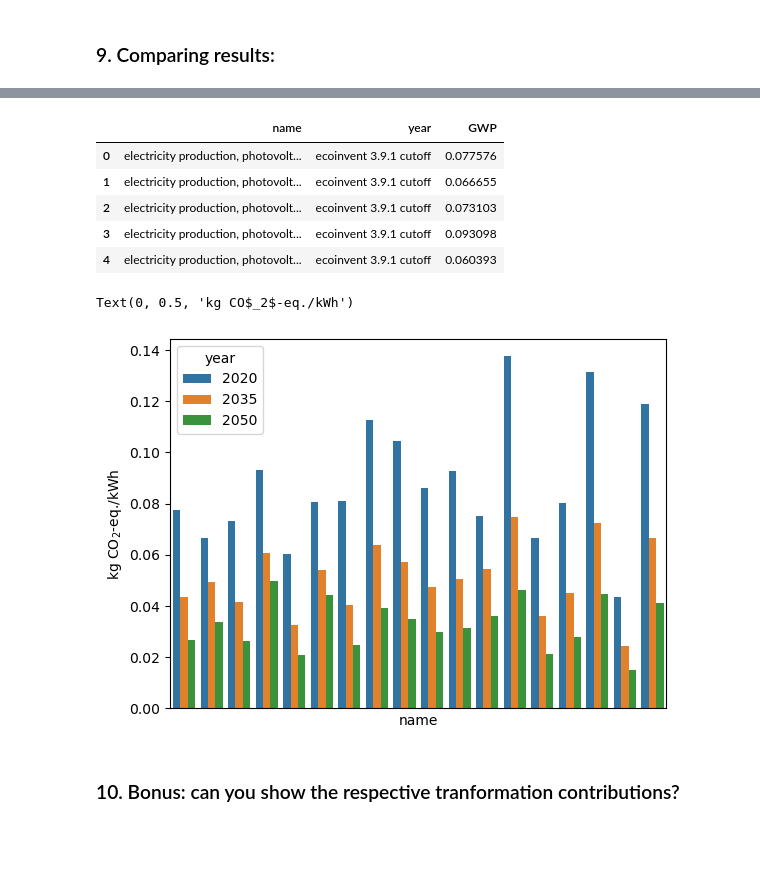
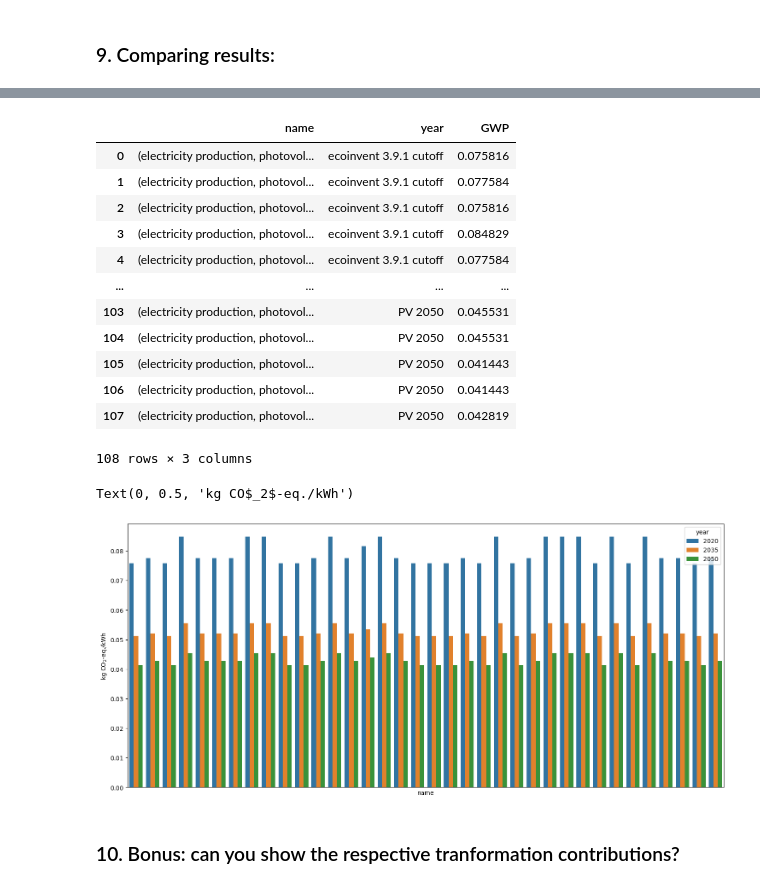
Before and after one commit to romainsacchi/wurst-premise-training-2024, a Jupyter notebook: tutorials/wurst/wurst_tutorial_notebook with solutions.ipynb, the cells around one changed output, grey strips where cells are left out. Drawn from its saved outputs; the diff is of its cells as text; code cells hidden in the pictures; blank space fills up the shorter version.

```diff
--- a/tutorials/wurst/wurst_tutorial_notebook with solutions.ipynb
+++ b/tutorials/wurst/wurst_tutorial_notebook with solutions.ipynb
@@ -734,7 +765,7 @@ FU = [
         "ecoinvent 3.9.1 cutoff", "PV 2035", "PV 2050"
     ] for act in bw2data.Database(db) if "electricity production" in act["name"]
     and "photovoltaic" in act["name"] and act["unit"] == "kilowatt hour"
-    and act["location"] == "CH"
+    and "CA" in act["location"]
 ]
 # %%
 len(FU)
@@ -759,21 +790,28 @@ acts = [list(d.keys())[0] for d in lca.func_units]
 import pandas as pd
 results = pd.DataFrame(
     zip(
-        [a["name"] for a in acts],
+        [(a["name"], a["location"]) for a in acts],
         [a["database"] for a in acts],
         lca.results.flatten()
     ),
     columns=["name", "year", "GWP"]
 )
 # %%
-results.head()
+results
 # %% [output]
 |  | name | year | GWP |
-| 0 | electricity production, photovolt... | ecoinvent 3.9.1 cutoff | 0.077576 |
-| 1 | electricity production, photovolt... | ecoinvent 3.9.1 cutoff | 0.066655 |
-| 2 | electricity production, photovolt... | ecoinvent 3.9.1 cutoff | 0.073103 |
-| 3 | electricity production, photovolt... | ecoinvent 3.9.1 cutoff | 0.093098 |
-| 4 | electricity production, photovolt... | ecoinvent 3.9.1 cutoff | 0.060393 |
+| 0 | (electricity production, photovol... | ecoinvent 3.9.1 cutoff | 0.075816 |
+| 1 | (electricity production, photovol... | ecoinvent 3.9.1 cutoff | 0.077584 |
+| 2 | (electricity production, photovol... | ecoinvent 3.9.1 cutoff | 0.075816 |
+| 3 | (electricity production, photovol... | ecoinvent 3.9.1 cutoff | 0.084829 |
+| 4 | (electricity production, photovol... | ecoinvent 3.9.1 cutoff | 0.077584 |
+| ... | ... | ... | ... |
+| 103 | (electricity production, photovol... | PV 2050 | 0.045531 |
+| 104 | (electricity production, photovol... | PV 2050 | 0.045531 |
+| 105 | (electricity production, photovol... | PV 2050 | 0.041443 |
+| 106 | (electricity production, photovol... | PV 2050 | 0.041443 |
+| 107 | (electricity production, photovol... | PV 2050 | 0.042819 |
+108 rows × 3 columns
 # %%
 results = results.replace("ecoinvent 3.9.1 cutoff", 2020)
 results = results.replace("PV 2035", 2035)
@@ -781,15 +819,16 @@ results = results.replace("PV 2050", 2050)
 results["year"] = results["year"].astype("str")
 # %%
 import seaborn as sns
+plt.figure(figsize=(18,8))
 
 # plot with seaborn barplot
-sns.barplot(data=results, x='name', y='GWP', hue='year')
+sns.barplot(data=results, x='name', y='GWP', hue='year',)
 
 plt.xticks([])
 plt.ylabel("kg CO$_2$-eq./kWh")
 # %% [output]
 Text(0, 0.5, 'kg CO$_2$-eq./kWh')
-[figure, old version]
+[figure, new version]
 # %% [markdown]
 ### 10. Bonus: can you show the respective tranformation contributions?
 # %%
```
Also changed, not shown: parts of 45 cells of this notebook, 3 other files.
